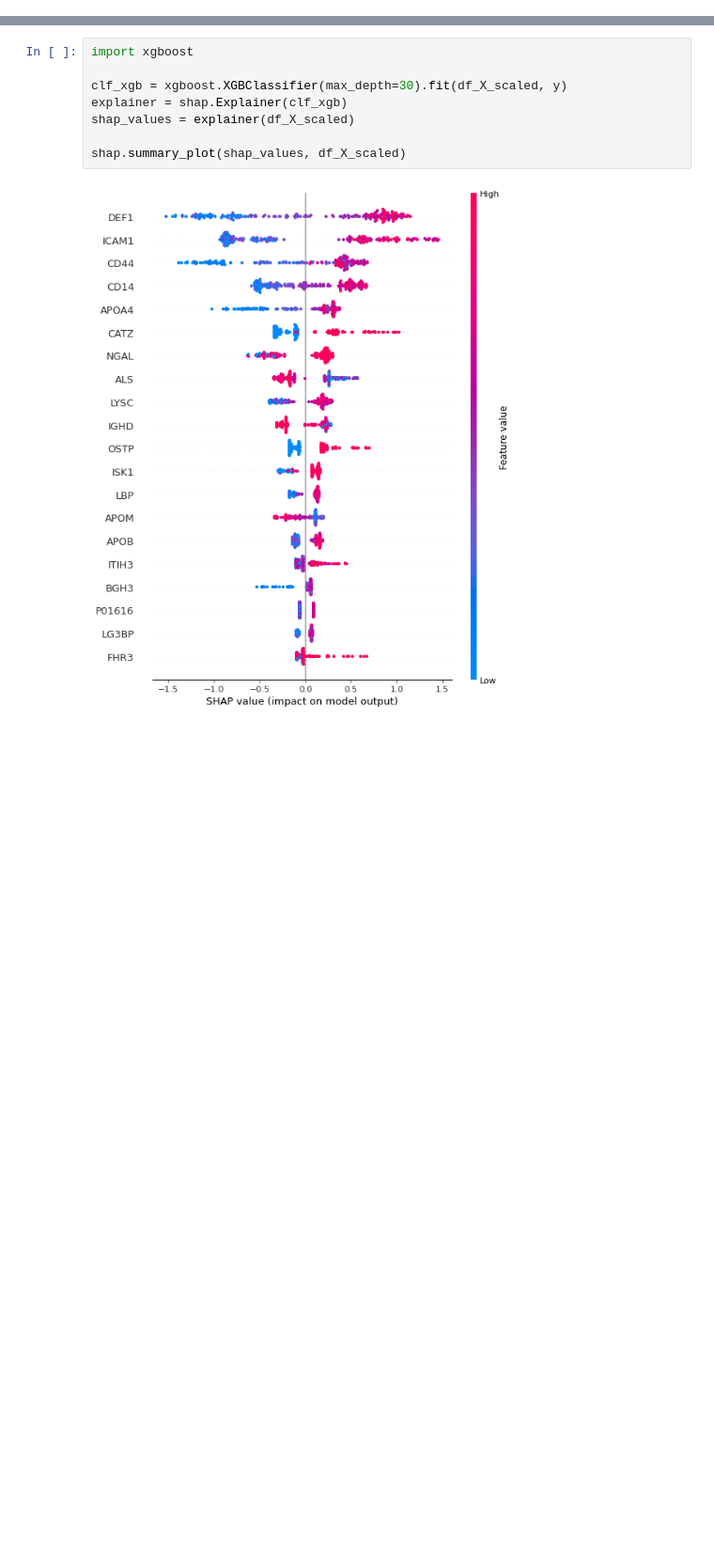
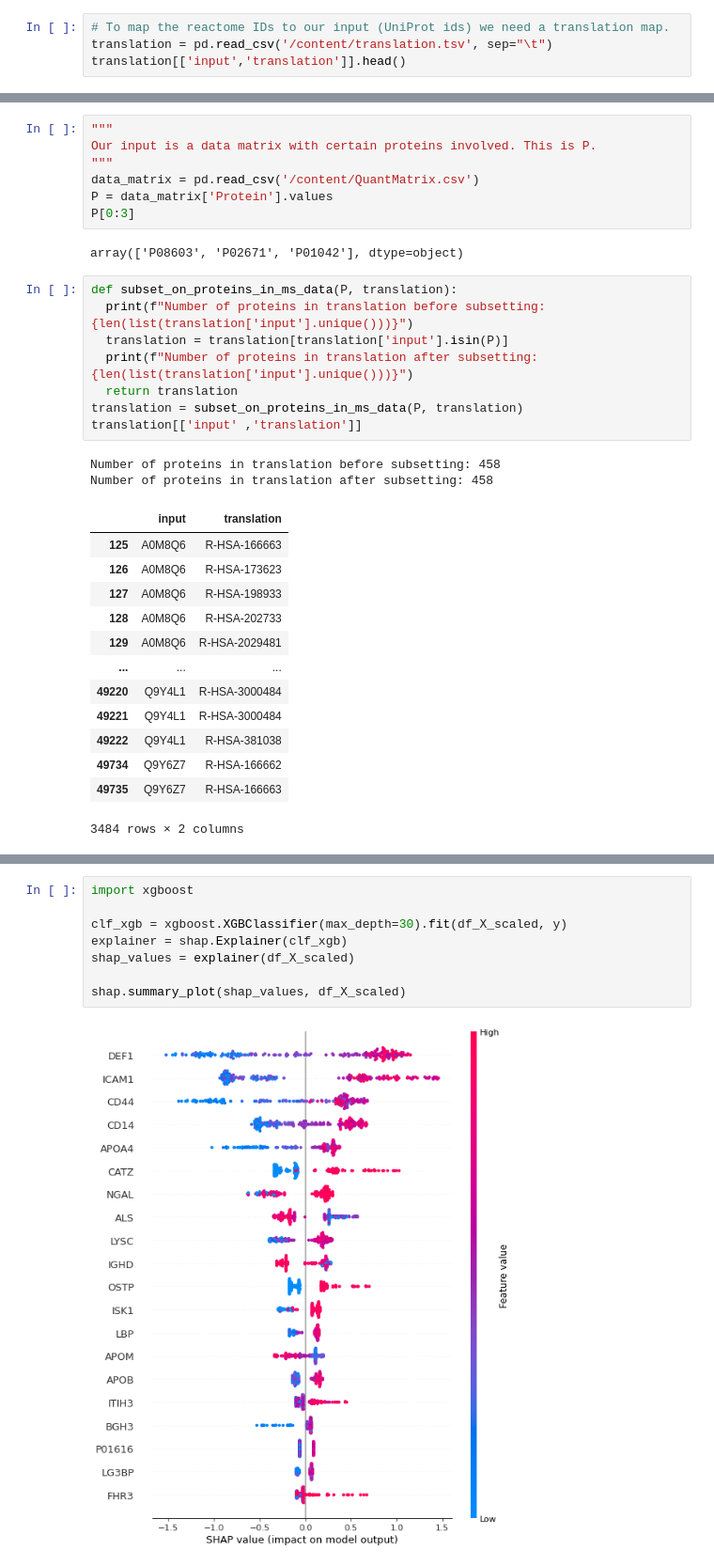
Before and after one commit to ErikHartman/BMEN35, a Jupyter notebook: BMEN35_SHAP.ipynb, the cells around one changed output, grey strips where cells are left out. Shown at 94% size. Saved outputs shown, nothing was run; the diff lists cells and outputs as text; blank space fills up the shorter version.

```diff
--- a/BMEN35_SHAP.ipynb
+++ b/BMEN35_SHAP.ipynb
@@ -47,0 +93,4 @@ def get_proteins_triv_name(proteins):
+# %%
+# To map the reactome IDs to our input (UniProt ids) we need a translation map.
+translation = pd.read_csv('/content/translation.tsv', sep="\t")
+translation[['input','translation']].head()
@@ -47,0 +104,33 @@ def get_proteins_triv_name(proteins):
+# %%
+"""
+Our input is a data matrix with certain proteins involved. This is P.
+"""
+data_matrix = pd.read_csv('/content/QuantMatrix.csv')
+P = data_matrix['Protein'].values
+P[0:3]
+# %% [output]
+array(['P08603', 'P02671', 'P01042'], dtype=object)
+# %%
+def subset_on_proteins_in_ms_data(P, translation):
+  print(f"Number of proteins in translation before subsetting: {len(list(translation['input'].unique()))}")
+  translation = translation[translation['input'].isin(P)]
+  print(f"Number of proteins in translation after subsetting: {len(list(translation['input'].unique()))}")
+  return translation
+translation = subset_on_proteins_in_ms_data(P, translation)
+translation[['input' ,'translation']]
+# %% [output]
+Number of proteins in translation before subsetting: 458
+Number of proteins in translation after subsetting: 458
+|  | input | translation |
+| 125 | A0M8Q6 | R-HSA-166663 |
+| 126 | A0M8Q6 | R-HSA-173623 |
+| 127 | A0M8Q6 | R-HSA-198933 |
+| 128 | A0M8Q6 | R-HSA-202733 |
+| 129 | A0M8Q6 | R-HSA-2029481 |
+| ... | ... | ... |
+| 49220 | Q9Y4L1 | R-HSA-3000484 |
+| 49221 | Q9Y4L1 | R-HSA-3000484 |
+| 49222 | Q9Y4L1 | R-HSA-381038 |
+| 49734 | Q9Y6Z7 | R-HSA-166662 |
+| 49735 | Q9Y6Z7 | R-HSA-166663 |
+3484 rows × 2 columns
```
Also changed, not shown: parts of 16 cells of this notebook.
